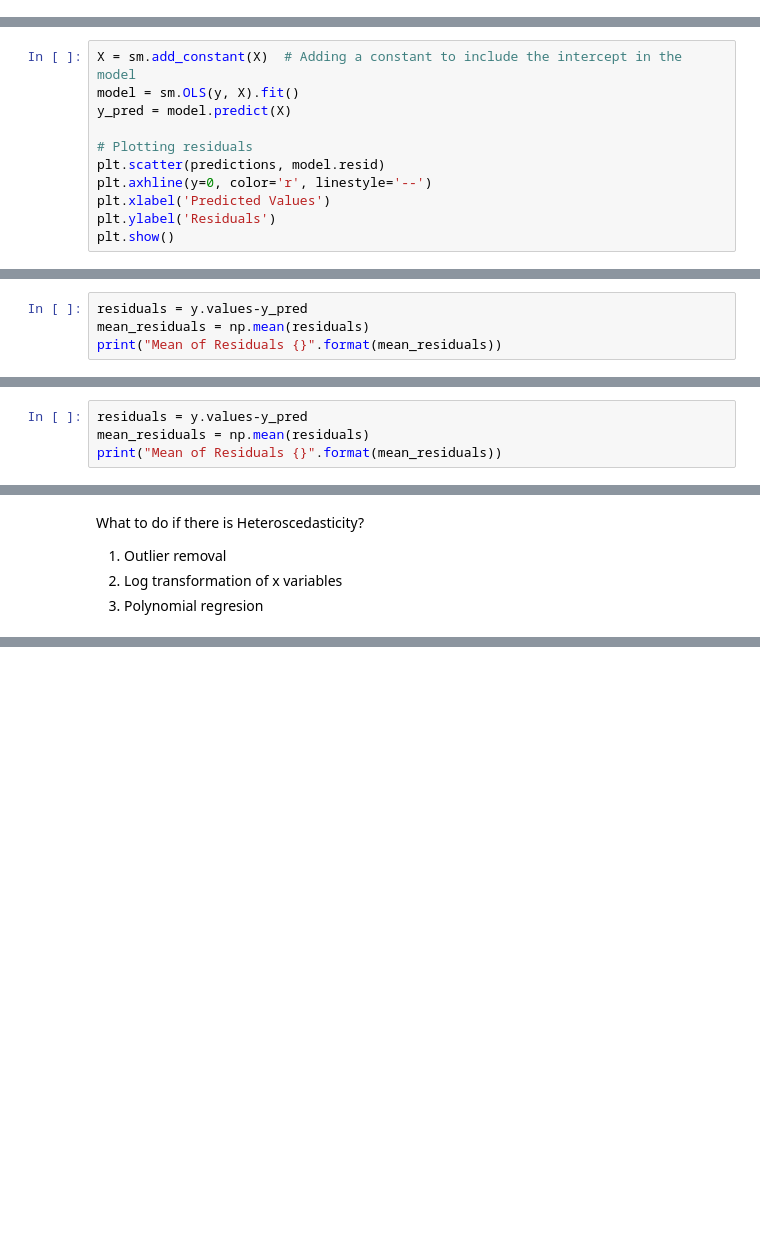
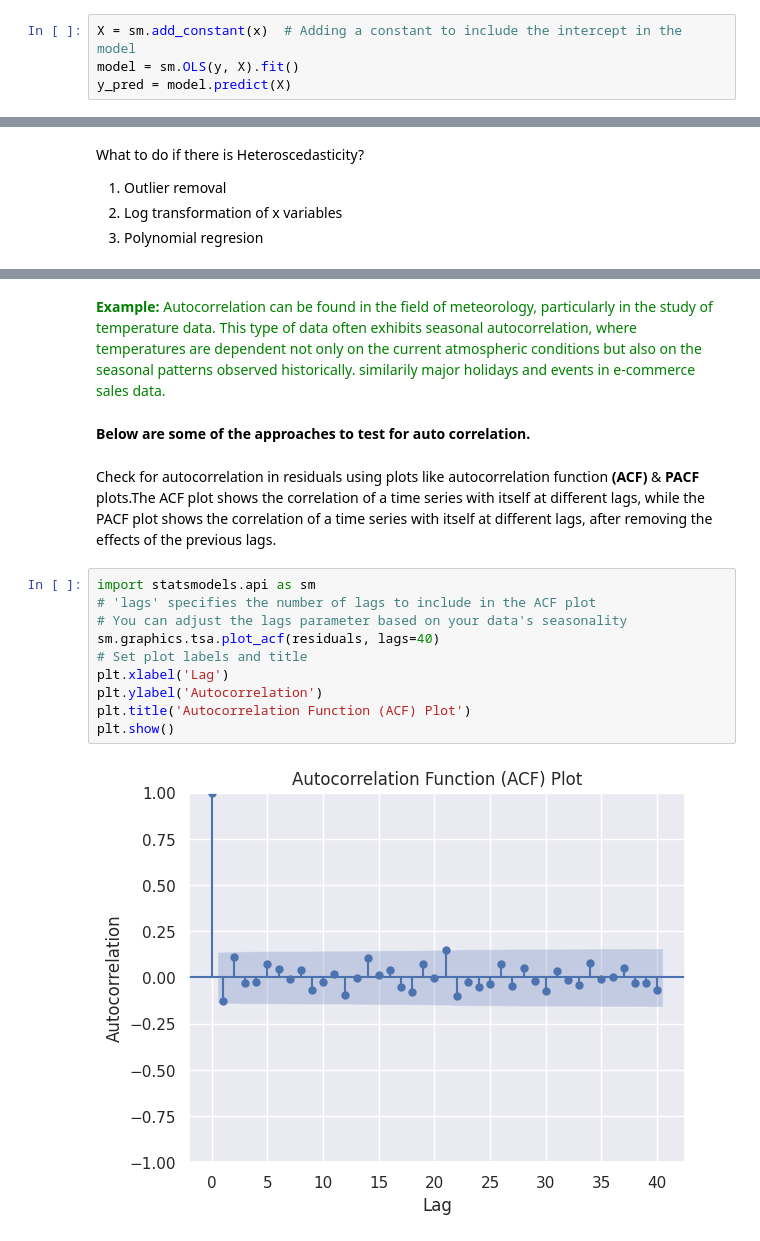
Before and after one commit to NarotGit/Assumptions-of-Linear-Regression, a Jupyter notebook: Assumptions_of_linear_regression.ipynb, the cells around one changed output, grey strips where cells are left out. Cells and saved outputs as stored; diff of their text form; blank space fills up the shorter version.

```diff
--- a/Assumptions_of_linear_regression.ipynb
+++ b/Assumptions_of_linear_regression.ipynb
@@ -79,0 +85,4 @@ Looking at the plots, we can observe that with the Sales variable, none of the i
+# %%
+X = sm.add_constant(x)  # Adding a constant to include the intercept in the model
+model = sm.OLS(y, X).fit()
+y_pred = model.predict(X)
@@ -95,11 +104,0 @@ y=data["Sales"] # dependent variables
-# %%
-X = sm.add_constant(X)  # Adding a constant to include the intercept in the model
-model = sm.OLS(y, X).fit()
-y_pred = model.predict(X)
-
-# Plotting residuals
-plt.scatter(predictions, model.resid)
-plt.axhline(y=0, color='r', linestyle='--')
-plt.xlabel('Predicted Values')
-plt.ylabel('Residuals')
-plt.show()
@@ -112,4 +104,0 @@ R squared: 0.9025912899684558
-# %%
-residuals = y.values-y_pred
-mean_residuals = np.mean(residuals)
-print("Mean of Residuals {}".format(mean_residuals))
@@ -129,4 +104,0 @@ print("R squared: {}".format(r2_score(y_true=y,y_pred=y_pred)))
-# %%
-residuals = y.values-y_pred
-mean_residuals = np.mean(residuals)
-print("Mean of Residuals {}".format(mean_residuals))
@@ -216,0 +199,18 @@ If perfect multicollinearity is detected, remove one of the correlated variables
+# %% [markdown]
+<font color='green'>**Example:** Autocorrelation can be found in the field of meteorology, particularly in the study of temperature data. This type of data often exhibits seasonal autocorrelation, where temperatures are dependent not only on the current atmospheric conditions but also on the seasonal patterns observed historically. similarily major holidays and events in e-commerce sales data.</font>
+# %% [markdown]
+**Below are some of the approaches to test for auto correlation.**
+# %% [markdown]
+Check for autocorrelation in residuals using plots like autocorrelation function **(ACF)** & **PACF** plots.The ACF plot shows the correlation of a time series with itself at different lags, while the PACF plot shows the correlation of a time series with itself at different lags, after removing the effects of the previous lags.
+# %%
+import statsmodels.api as sm
+# 'lags' specifies the number of lags to include in the ACF plot
+# You can adjust the lags parameter based on your data's seasonality
+sm.graphics.tsa.plot_acf(residuals, lags=40)
+# Set plot labels and title
+plt.xlabel('Lag')
+plt.ylabel('Autocorrelation')
+plt.title('Autocorrelation Function (ACF) Plot')
+plt.show()
+# %% [output]
+[figure, added]
```
Also changed, not shown: parts of 49 cells of this notebook.
